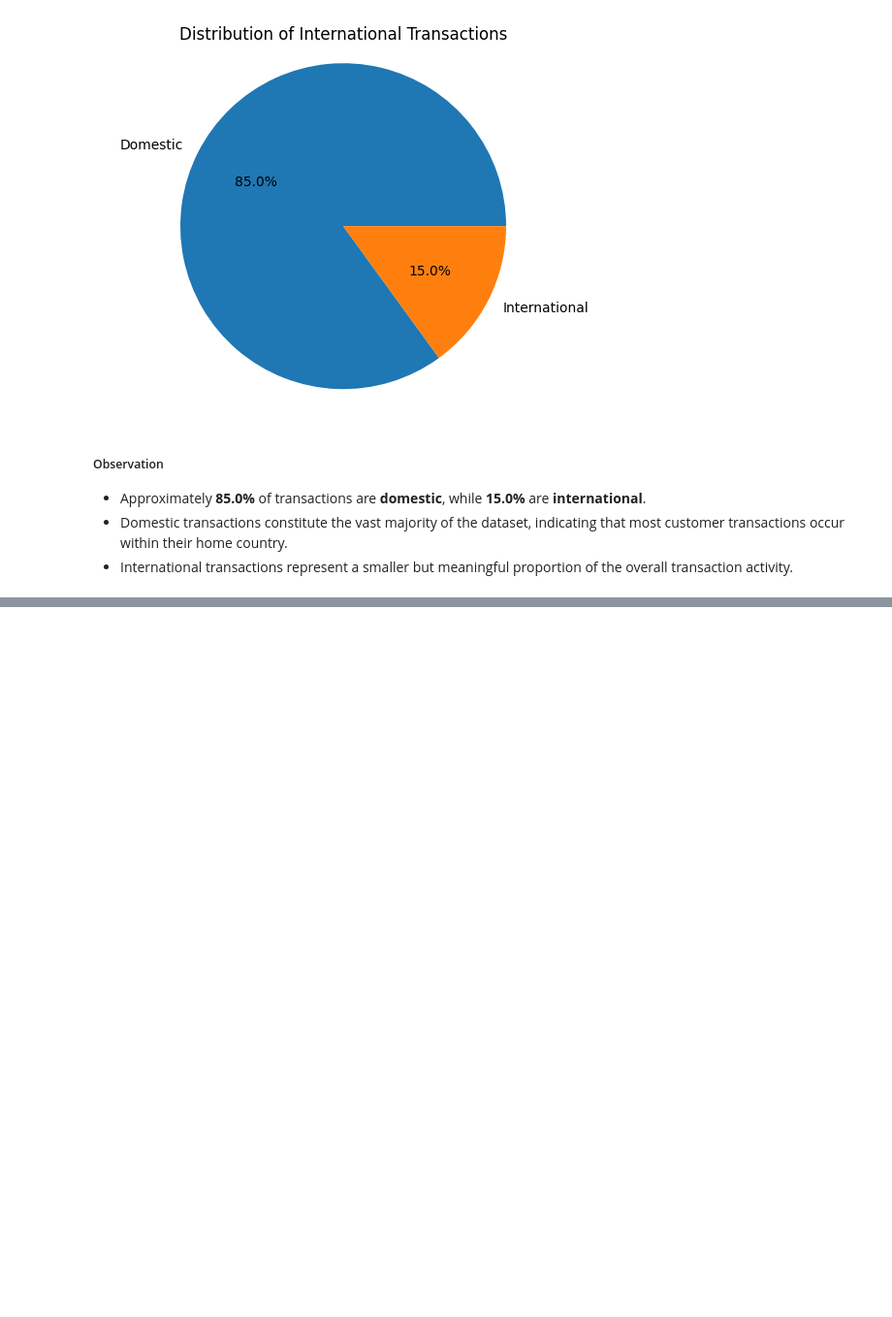
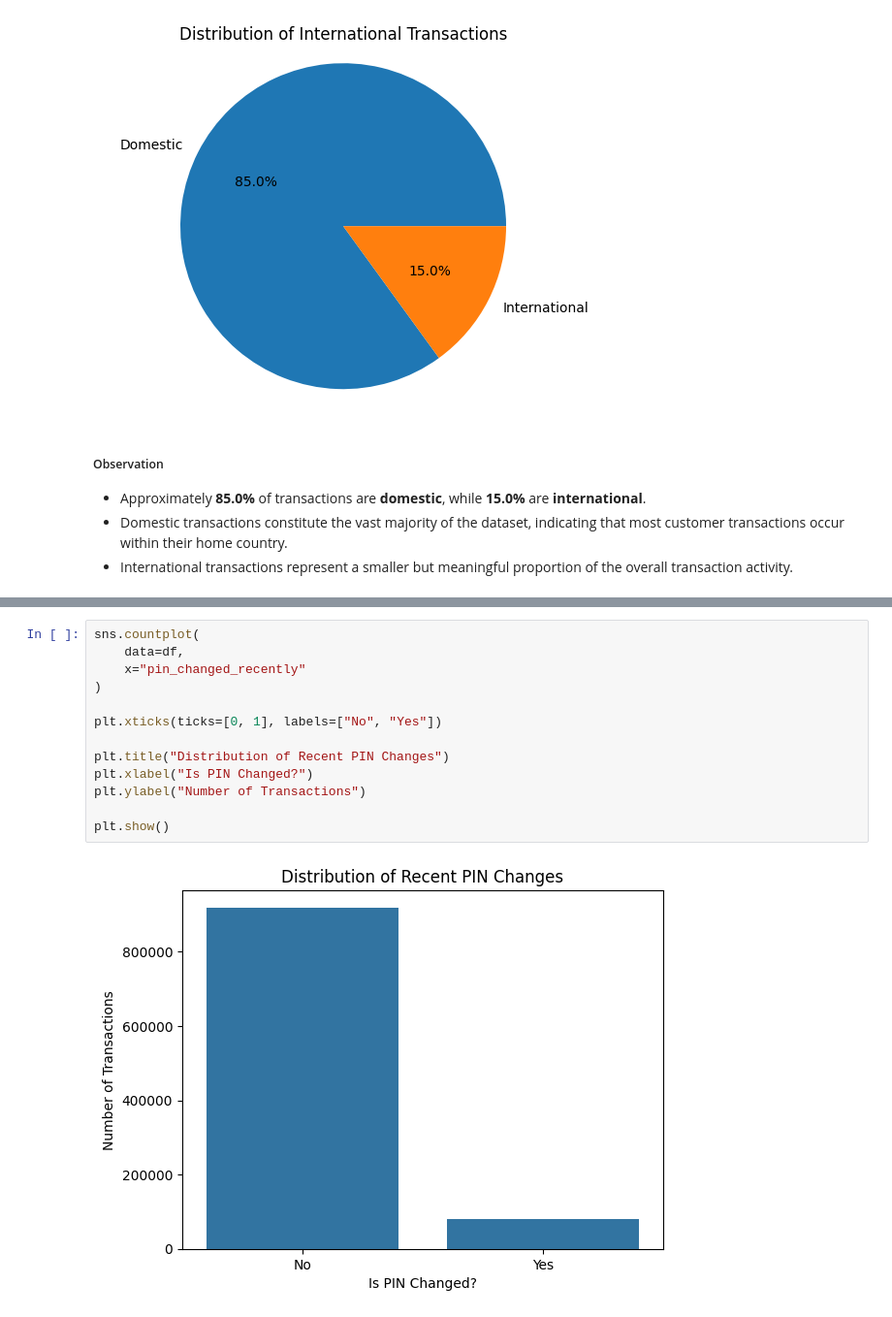
Before and after one commit to abhi-saurav-saroya/bank-fraud-eda, a Jupyter notebook: notebooks/02_exploratory_data_analysis.ipynb, the cells around one changed output, grey strips where cells are left out. Shown at 97% size. Drawn from its saved outputs; the diff is of its cells as text; blank space fills up the shorter version.

Commit message:
feat: analyze recent pin changes distribution

```diff
--- a/notebooks/02_exploratory_data_analysis.ipynb
+++ b/notebooks/02_exploratory_data_analysis.ipynb
@@ -1162,0 +1178,15 @@ plt.show()
+# %%
+sns.countplot(
+    data=df,
+    x="pin_changed_recently"
+)
+
+plt.xticks(ticks=[0, 1], labels=["No", "Yes"])
+
+plt.title("Distribution of Recent PIN Changes")
+plt.xlabel("Is PIN Changed?")
+plt.ylabel("Number of Transactions")
+
+plt.show()
+# %% [output]
+[figure, added]
```
Also changed, not shown: parts of 5 cells of this notebook.
